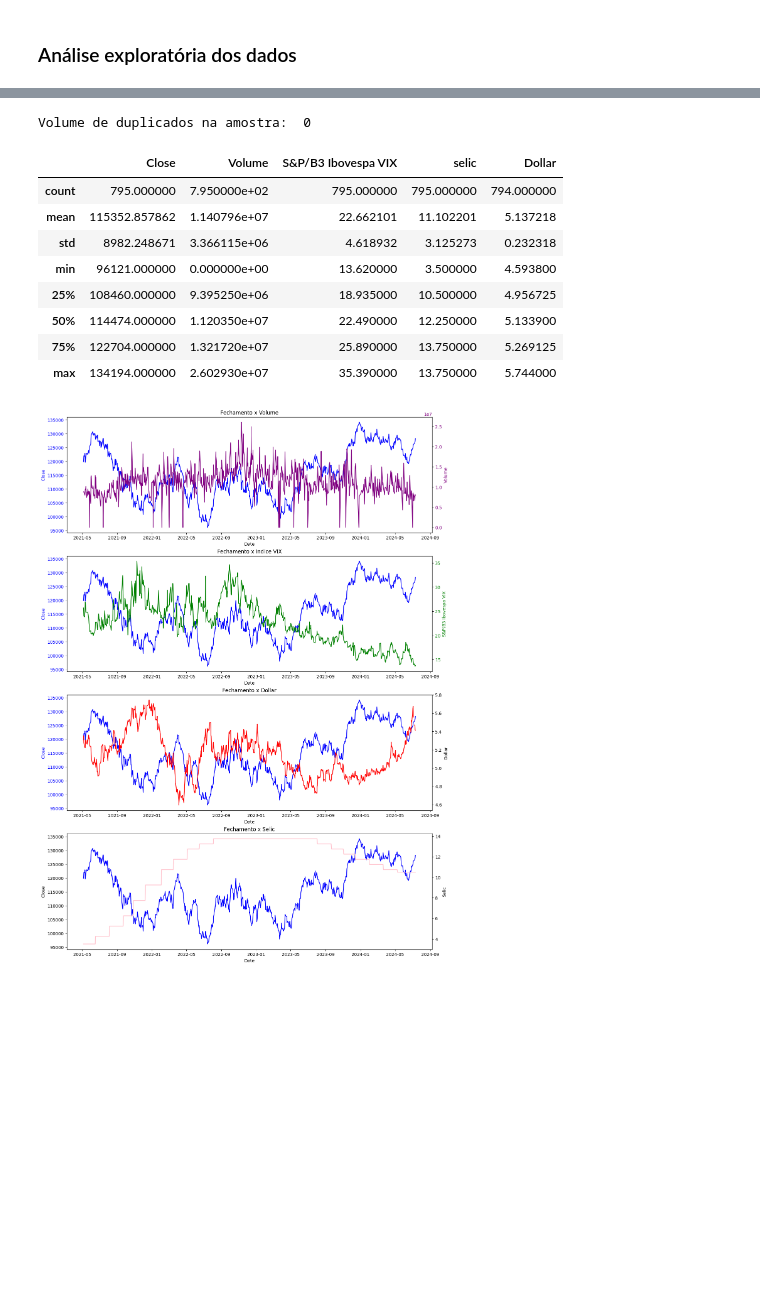
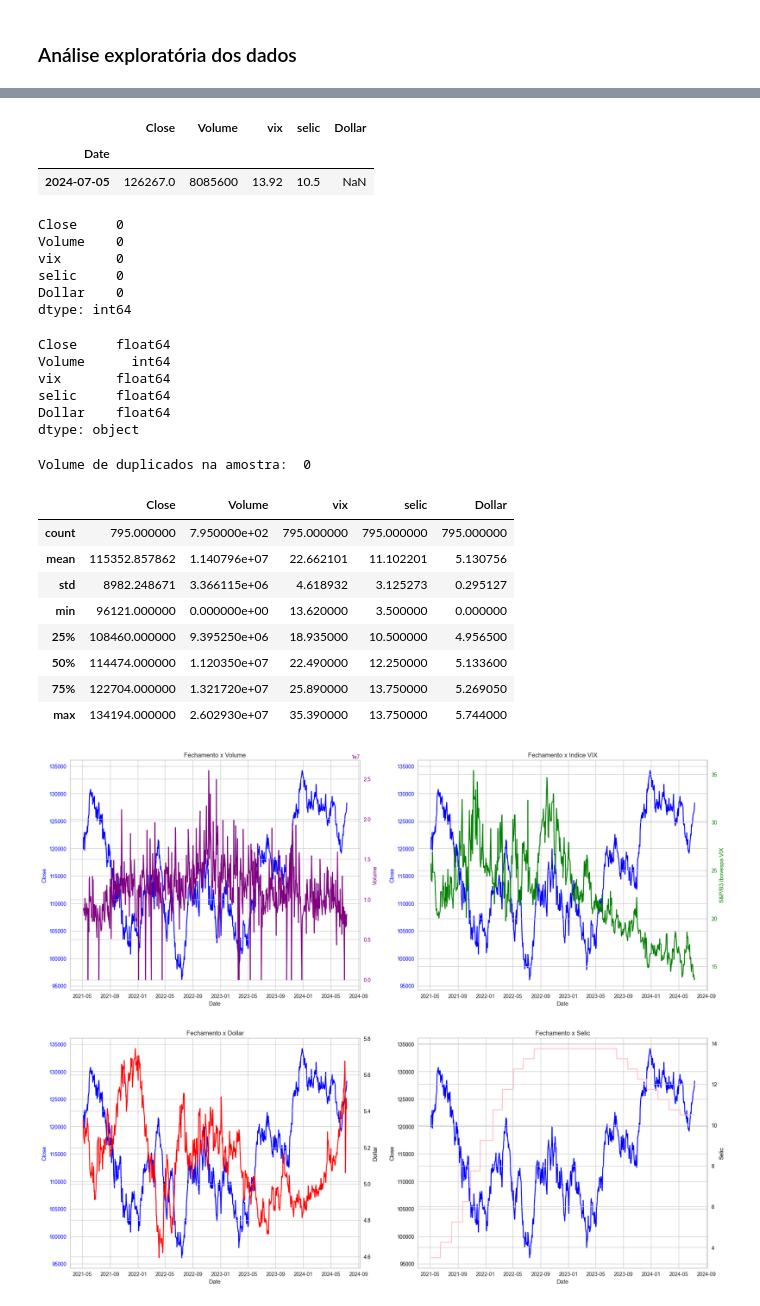
Before and after one commit to jeicianepaula/Tech-Challenge-2, a Jupyter notebook: TECH_CHALLENGE_2.ipynb, the cells around one changed output, grey strips where cells are left out. Drawn from its saved outputs; the diff is of its cells as text; code cells hidden in the pictures; blank space fills up the shorter version.

```diff
--- a/TECH_CHALLENGE_2.ipynb
+++ b/TECH_CHALLENGE_2.ipynb
@@ -107,6 +117,7 @@ df_ibov.head()
 # %%
 #Fechamento vs as demais variáveis
 df_close = df_ibov[['Close', 'Volume', 'S&P/B3 Ibovespa VIX', 'selic', 'Dollar']]
+df_close = df_close.rename(columns={'S&P/B3 Ibovespa VIX': 'vix'})
 # %%
 df_close.head()
 # %% [output]
@@ -137,3 +163,32 @@ memory usage: 37.3 KB
+# %%
+df_close[df_close['Dollar'].isna()]
+# %% [output]
+|  | Close | Volume | vix | selic | Dollar |
+| Date |  |  |  |  |  |
+| 2024-07-05 | 126267.0 | 8085600 | 13.92 | 10.5 | NaN |
+# %%
+# Substituindo 'NaN' pelo o valor do dia
+df_close['Dollar'] = df_close['Dollar'].replace(np.nan, 5.0610)
+
+#Verificando se não há valores faltantes na base de dados.
+df_close.isna().sum()
+# %% [output]
+Close     0
+Volume    0
+vix       0
+selic     0
+Dollar    0
+dtype: int64
+# %%
+##Tipo das variáveis
+df_close.dtypes
+# %% [output]
+Close     float64
+Volume      int64
+vix       float64
+selic     float64
+Dollar    float64
+dtype: object
 # %%
 #Quantidade de duplicados
 print('Volume de duplicados na amostra: ', df_close.duplicated().sum())
@@ -143,17 +198,17 @@ Volume de duplicados na amostra:  0
 #Estatistica descritiva
 df_close.describe()
 # %% [output]
-|  | Close | Volume | S&P/B3 Ibovespa VIX | selic | Dollar |
-| count | 795.000000 | 7.950000e+02 | 795.000000 | 795.000000 | 794.000000 |
-| mean | 115352.857862 | 1.140796e+07 | 22.662101 | 11.102201 | 5.137218 |
-| std | 8982.248671 | 3.366115e+06 | 4.618932 | 3.125273 | 0.232318 |
-| min | 96121.000000 | 0.000000e+00 | 13.620000 | 3.500000 | 4.593800 |
-| 25% | 108460.000000 | 9.395250e+06 | 18.935000 | 10.500000 | 4.956725 |
-| 50% | 114474.000000 | 1.120350e+07 | 22.490000 | 12.250000 | 5.133900 |
-| 75% | 122704.000000 | 1.321720e+07 | 25.890000 | 13.750000 | 5.269125 |
+|  | Close | Volume | vix | selic | Dollar |
+| count | 795.000000 | 7.950000e+02 | 795.000000 | 795.000000 | 795.000000 |
+| mean | 115352.857862 | 1.140796e+07 | 22.662101 | 11.102201 | 5.130756 |
+| std | 8982.248671 | 3.366115e+06 | 4.618932 | 3.125273 | 0.295127 |
+| min | 96121.000000 | 0.000000e+00 | 13.620000 | 3.500000 | 0.000000 |
+| 25% | 108460.000000 | 9.395250e+06 | 18.935000 | 10.500000 | 4.956500 |
+| 50% | 114474.000000 | 1.120350e+07 | 22.490000 | 12.250000 | 5.133600 |
+| 75% | 122704.000000 | 1.321720e+07 | 25.890000 | 13.750000 | 5.269050 |
 | max | 134194.000000 | 2.602930e+07 | 35.390000 | 13.750000 | 5.744000 |
 # %%
-fig, (ax1, ax2, ax3, ax4) = plt.subplots(4, 1, figsize = (15, 22))
+fig1, (ax1, ax2) = plt.subplots(1, 2, figsize = (22, 8))
 ###Gráfico 3 Volume
 ax1.plot(df_close.index, df_close['Close'], color='blue', label='Close Price')
 ax1.set_xlabel('Date')
@@ -176,39 +231,41 @@ plt.title('Fechamento x Volume')
 
 # VIX
 ax5 = ax2.twinx()
-ax5.plot(df_close.index, df_close['S&P/B3 Ibovespa VIX'], color='green', label='HS&P/B3 Ibovespa VIX')
+ax5.plot(df_close.index, df_close['vix'], color='green', label='S&P/B3 Ibovespa VIX')
 ax5.set_ylabel('S&P/B3 Ibovespa VIX', color='green')
 ax5.tick_params(axis='y', labelcolor='green')
 plt.title('Fechamento x Indice VIX')
 
+fig2, (ax3, ax4) = plt.subplots(1, 2, figsize = (22, 8))
 ###Gráfico 3 Dolar
 # Fechamento x vix
 ax3.plot(df_close.index, df_close['Close'], color='blue', label='Close Price')
 ax3.set_xlabel('Date')
 ax3.set_ylabel('Close', color='blue')
 ax3.tick_params(axis='y', labelcolor='blue')
 
 # Dollar
 ax5 = ax3.twinx()
 ax5.plot(df_close.index, df_close['Dollar'], color='red', label='Dollar')
 ax5.set_ylabel('Dollar', color='black')
 ax5.tick_params(axis='y', labelcolor='black')
 plt.title('Fechamento x Dollar')
 
 ###Gráfico 4 Selic
 ax4.plot(df_close.index, df_close['Close'], color='blue', label='Close Price')
 ax4.set_xlabel('Date')
 ax4.set_ylabel('Close', color='black')
 ax4.tick_params(axis='y', labelcolor='black')
 
 # Volume
 ax5 = ax4.twinx()
 ax5.plot(df_close.index, df_close['selic'], color='pink', label='Selic')
 ax5.set_ylabel('Selic', color='black')
 ax5.tick_params(axis='y', labelcolor='black')
 plt.title('Fechamento x Selic')
 
 #fig.suptitle('Variáveis')
 plt.show()
 # %% [output]
-[figure, old version]
+[figure, new version]
+[figure, added]
```
Also changed, not shown: parts of 28 cells of this notebook.
